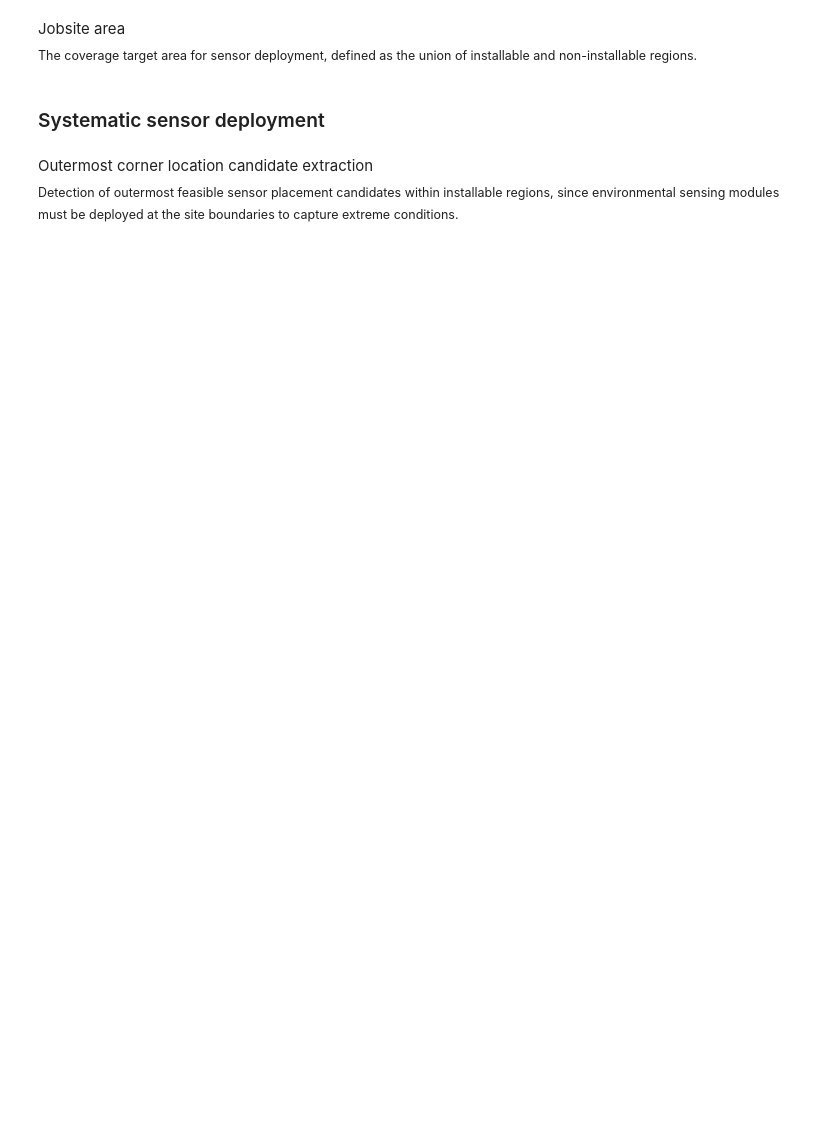
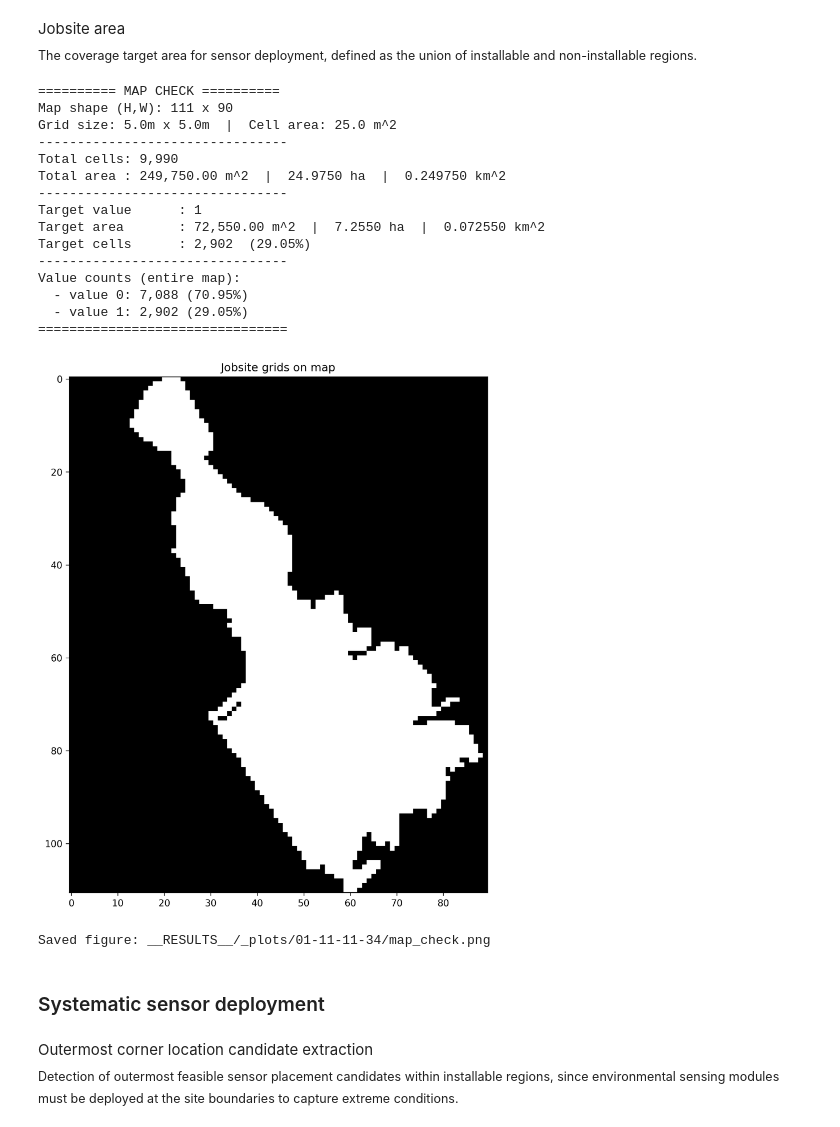
Before and after one commit to yutakseo/SensorDeployment_Optimizer, a Jupyter notebook: main.ipynb, the cells around one changed output. Drawn from its saved outputs; the diff is of its cells as text; code cells hidden in the pictures; blank space fills up the shorter version.

```diff
--- a/main.ipynb
+++ b/main.ipynb
@@ -30,7 +39,25 @@ Jobsite area
 <br><sub>The coverage target area for sensor deployment, defined as the union of installable and non-installable regions.</sub>
 # %%
 jobsite_layer = layer_map(map, keep_values=[2,3])
-vis.map_check(map_data=jobsite_layer,title="Jobsite grids on map", return_stats=False)
+vis.map_check(map_data=jobsite_layer,title="Jobsite grids on map", return_stats=False, cmap="gray")
+# %% [output]
+========== MAP CHECK ==========
+Map shape (H,W): 111 x 90
+Grid size: 5.0m x 5.0m  |  Cell area: 25.0 m^2
+--------------------------------
+Total cells: 9,990
+Total area : 249,750.00 m^2  |  24.9750 ha  |  0.249750 km^2
+--------------------------------
+Target value      : 1
+Target area       : 72,550.00 m^2  |  7.2550 ha  |  0.072550 km^2
+Target cells      : 2,902  (29.05%)
+--------------------------------
+Value counts (entire map):
+  - value 0: 7,088 (70.95%)
+  - value 1: 2,902 (29.05%)
+================================
+[figure, added]
+Saved figure: __RESULTS__/_plots/01-11-11-34/map_check.png
 # %% [markdown]
 ### Systematic sensor deployment
 # %%
```
Also changed, not shown: parts of 11 cells of this notebook, 2 other files.
